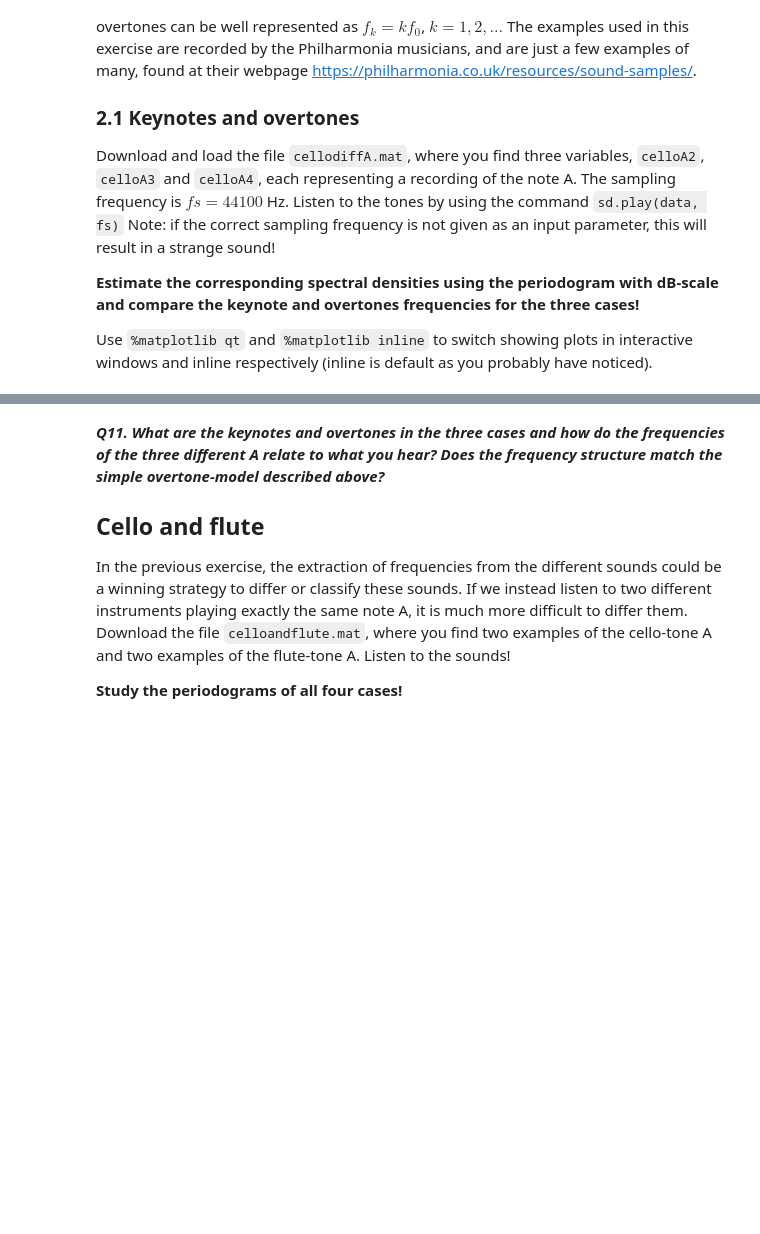
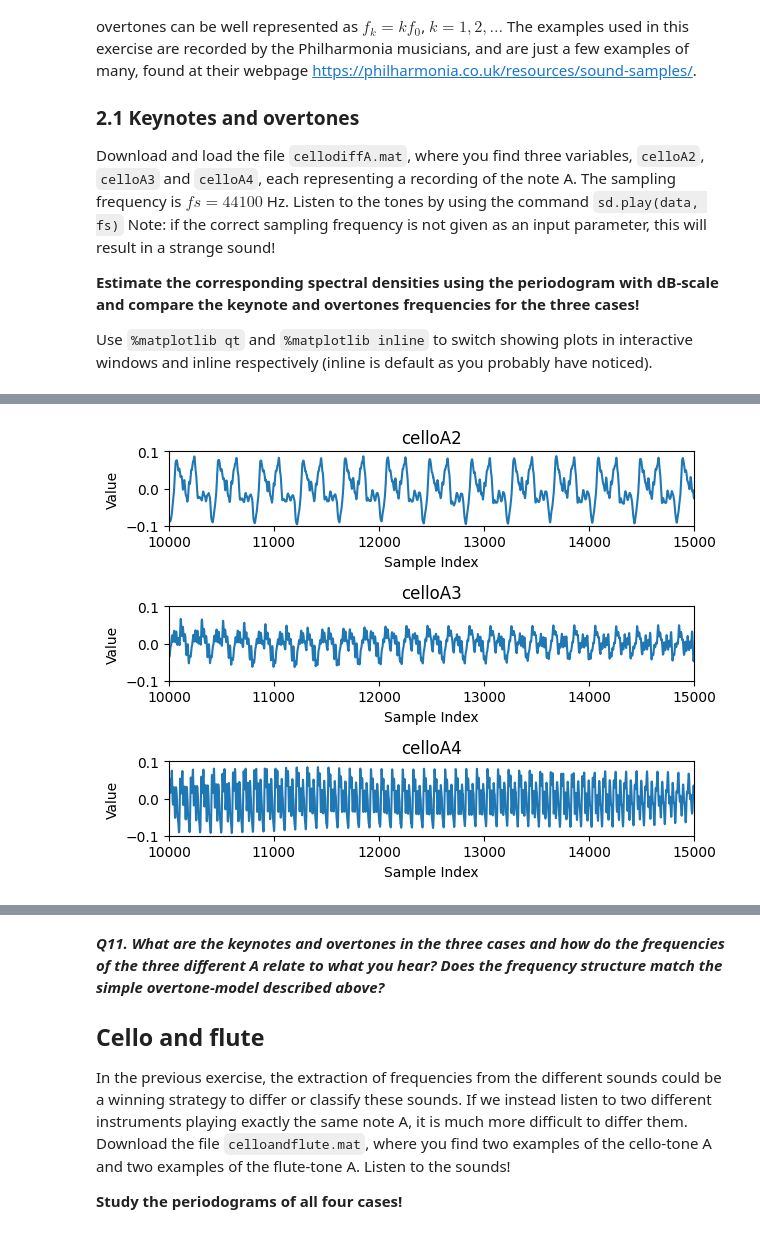
Before and after one commit to mario3219/FMSF10-lab, a Jupyter notebook: pythonLab1.ipynb, the cells around one changed output, grey strips where cells are left out. Cells and saved outputs as stored; diff of their text form; code cells hidden in the pictures; blank space fills up the shorter version.

```diff
--- a/pythonLab1.ipynb
+++ b/pythonLab1.ipynb
@@ -314,0 +310,80 @@ data = scipy.io.loadmat(path_to_data,simplify_cells=True)
+# %%
+%matplotlib inline
+
+path_to_data = "DataAndStuff/cellodiffA.mat"
+data = scipy.io.loadmat(path_to_data,simplify_cells=True)
+print(data.keys())
+
+fs = 44100
+celloA2 = data["celloA2"]
+celloA3 = data["celloA3"]
+celloA4 = data["celloA4"]
+
+fig, (plot1, plot2, plot3) = plt.subplots(3)
+
+plot1.plot(celloA2)
+plot1.set_xlabel('Sample Index')
+plot1.set_ylabel('Value')
+plot1.set_title('celloA2')
+plot1.axis([10000, 15000, -0.1, 0.1])
+
+plot2.plot(celloA3)
+plot2.set_xlabel('Sample Index')
+plot2.set_ylabel('Value')
+plot2.set_title('celloA3')
+plot2.axis([10000, 15000, -0.1, 0.1])
+
+plot3.plot(celloA4)
+plot3.set_xlabel('Sample Index')
+plot3.set_ylabel('Value')
+plot3.set_title('celloA4')
+plot3.axis([10000, 15000, -0.1, 0.1])
+
+plt.tight_layout()
+plt.show()
+
+nfft = 2048
+celloA2period,P2 = scipy.signal.periodogram(celloA2,fs=fs,nfft=nfft)
+celloA3period,P3= scipy.signal.periodogram(celloA3,fs=fs,nfft=nfft)
+celloA4period,P4 = scipy.signal.periodogram(celloA4,fs=fs,nfft=nfft)
+
+fig, (plot1, plot2, plot3) = plt.subplots(3)
+
+plot1.plot(celloA2period, P2)
+plot1.set_xlabel('frequency [Hz]')
+plot1.set_ylabel('Periodogram')
+plot1.set_title('celloA2')
+plot1.set_xlim([0, 2000])
+
+plot2.plot(celloA3period, P3)
+plot2.set_xlabel('frequency [Hz]')
+plot2.set_ylabel('Periodogram')
+plot2.set_title('celloA2')
+plot1.set_xlim([0, 2000])
+
+plot3.plot(celloA4period, P4)
+plot3.set_xlabel('frequency [Hz]')
+plot3.set_ylabel('Periodogram')
+plot3.set_title('celloA2')
+plot1.set_xlim([0, 2000])
+
+fig, (plot1, plot2, plot3) = plt.subplots(3)
+
+plot1.plot(celloA2period, 10*np.log10(P2))
+plot1.set_xlabel('frequency [Hz]')
+plot1.set_ylabel('10*log10(Power)')
+plot1.set_title('celloA2')
+plot1.set_xlim([0, 2000])
+
+plot2.plot(celloA3period, 10*np.log10(P3))
+plot2.set_xlabel('frequency [Hz]')
+plot2.set_ylabel('10*log10(Power)')
+plot2.set_title('celloA2')
+plot1.set_xlim([0, 2000])
+
+plot3.plot(celloA4period, 10*np.log10(P4))
+plot3.set_xlabel('frequency [Hz]')
+plot3.set_ylabel('10*log10(Power)')
+plot3.set_title('celloA2')
+plot1.set_xlim([0, 2000])
+# %% [output]
@@ -314,0 +391 @@ data = scipy.io.loadmat(path_to_data,simplify_cells=True)
+[figure, added]
```
Also changed, not shown: parts of 3 cells of this notebook.
